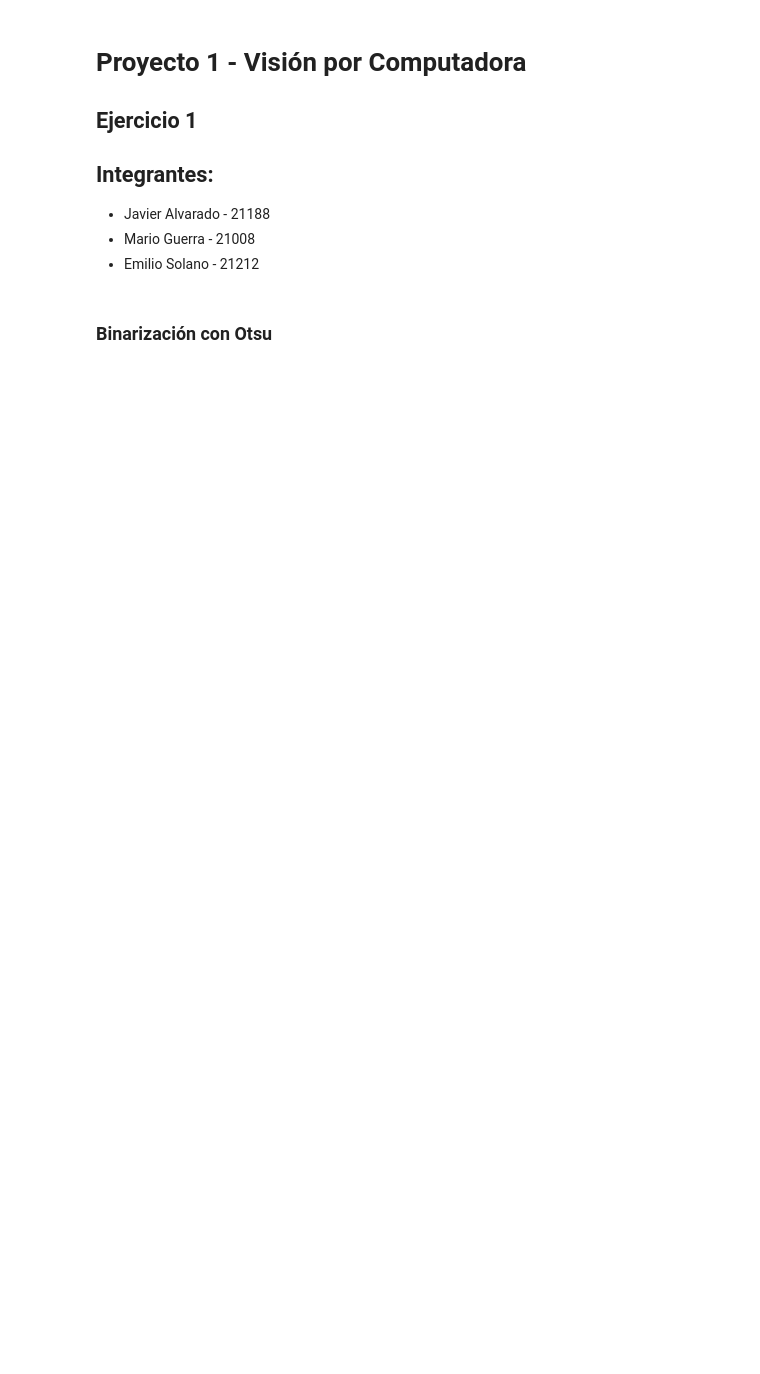
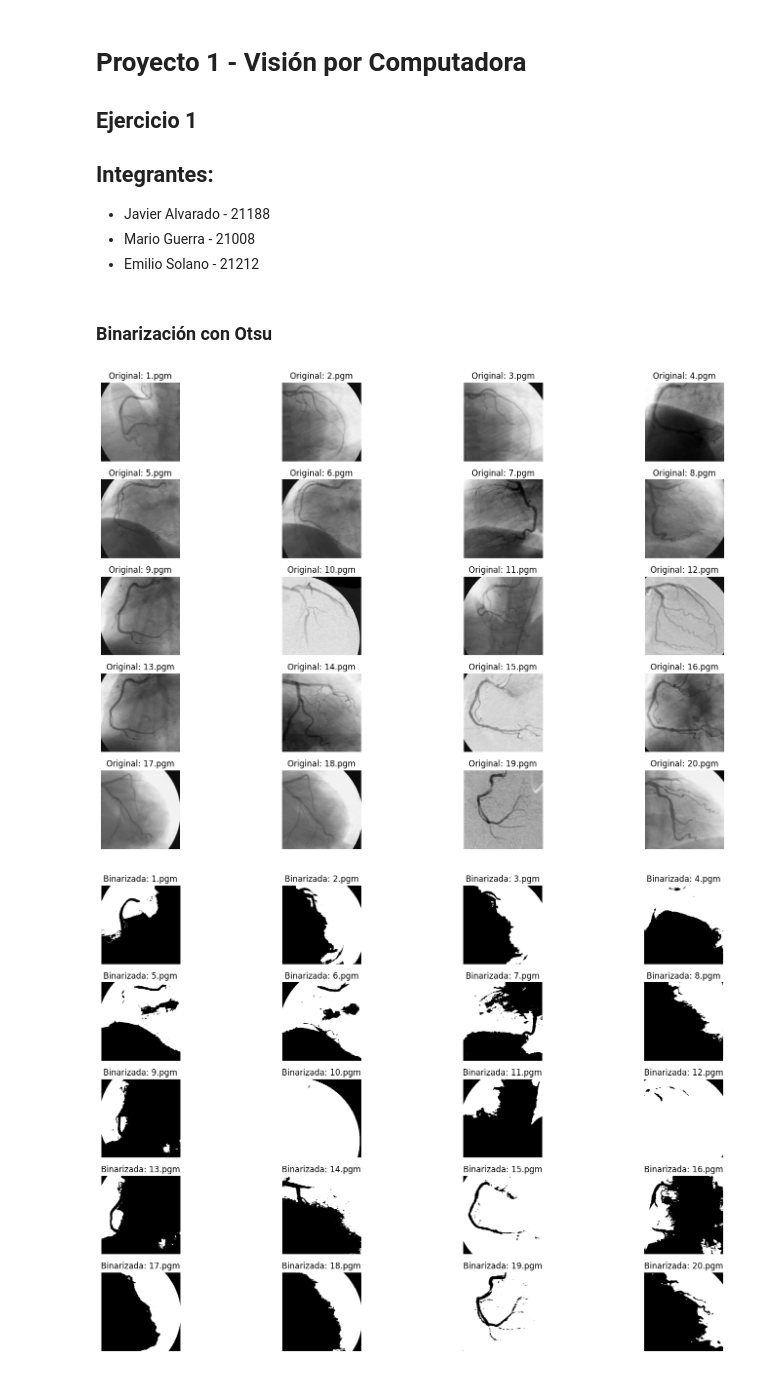
Before and after one commit to MarioGuerra21008/Project1CV, a Jupyter notebook: exercise1.ipynb, the cells around one changed output. Cells and saved outputs as stored; diff of their text form; code cells hidden in the pictures; blank space fills up the shorter version.

Commit message:
feat: show original and binarized images

```diff
--- a/exercise1.ipynb
+++ b/exercise1.ipynb
@@ -21,6 +21,7 @@ from sklearn.metrics import accuracy_score, precision_score, recall_score, f1_sc
 # Método para cargar imágenes
 def load_images(image_path):
     images = []
+    filenames = []
 
     # Utilizar las imágenes .pgm y no las groundtruth
     image_files = sorted([f for f in os.listdir(image_path) if f.endswith('.pgm') and not f.endswith('_gt.pgm') and f.split('.')[0].isdigit() and 1 <= int(f.split('.')[0]) <= 20], key=lambda x: int(x.split('.')[0]))
@@ -28,8 +29,9 @@ def load_images(image_path):
     for img_file in image_files:
         img = cv2.imread(os.path.join(image_path, img_file), cv2.IMREAD_GRAYSCALE)
         images.append(img)
+        filenames.append(img_file)
 
-    return images
+    return images, filenames
 # %%
 def otsu_binarization(image):
     # Aplicar método de binarización de Otsu con OpenCV
@@ -53,22 +55,43 @@ def evaluate_metrics(original, binary):
 # %%
 image_path = 'data/database'  # Ruta donde están las imágenes .pgm
 
 # Cargar imágenes y aplicar binarización de Otsu
-images = load_images(image_path)
+images, filenames = load_images(image_path)
 otsu_results = [otsu_binarization(img) for img in images]
+
+# Mostrar imágenes originales y binarizadas.
+plt.figure(figsize=(15, 20))
+for i, (orig_img, fname) in enumerate(zip(images, filenames)):
+    plt.subplot(10, 4, i + 1)
+    plt.imshow(orig_img, cmap='gray')
+    plt.title(f"Original: {fname}")
+    plt.axis('off')
+plt.tight_layout()
+plt.show()
+
+plt.figure(figsize=(15, 20))
+for i, (bin_img, fname) in enumerate(zip(otsu_results, filenames)):
+    plt.subplot(10, 4, i + 1)
+    plt.imshow(bin_img, cmap='gray')
+    plt.title(f"Binarizada: {fname}")
+    plt.axis('off')
+plt.tight_layout()
+plt.show()
 
 # Evaluar métricas en las 20 imágenes
 evaluation_results = [evaluate_metrics(img, bin_img) for img, bin_img in zip(images, otsu_results)]
 
 # Crear DataFrame con métricas
 columns = ['Accuracy', 'Precision', 'Recall', 'Specificity', 'F1 Score']
 df_results = pd.DataFrame(evaluation_results, columns=columns)
 
 df_results.mean()  # Promedio de métricas para el método de Otsu
 
 # Mostrar resultados
 df_results
 # %% [output]
+[figure, added]
+[figure, added]
 |  | Accuracy | Precision | Recall | Specificity | F1 Score |
 | 0 | 0.948222 | 0.832416 | 1.000000 | 0.930295 | 0.908545 |
 | 1 | 0.913522 | 1.000000 | 0.844926 | 1.000000 | 0.915946 |
```
